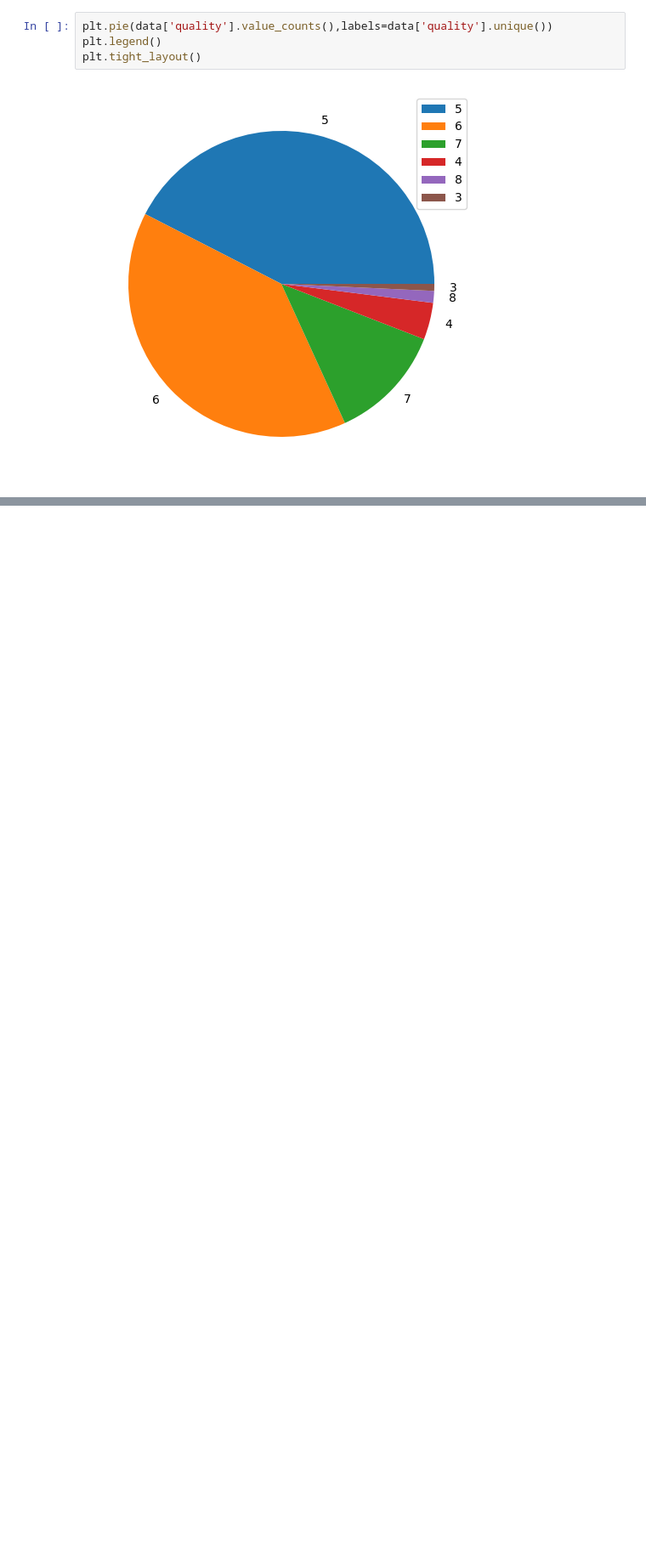
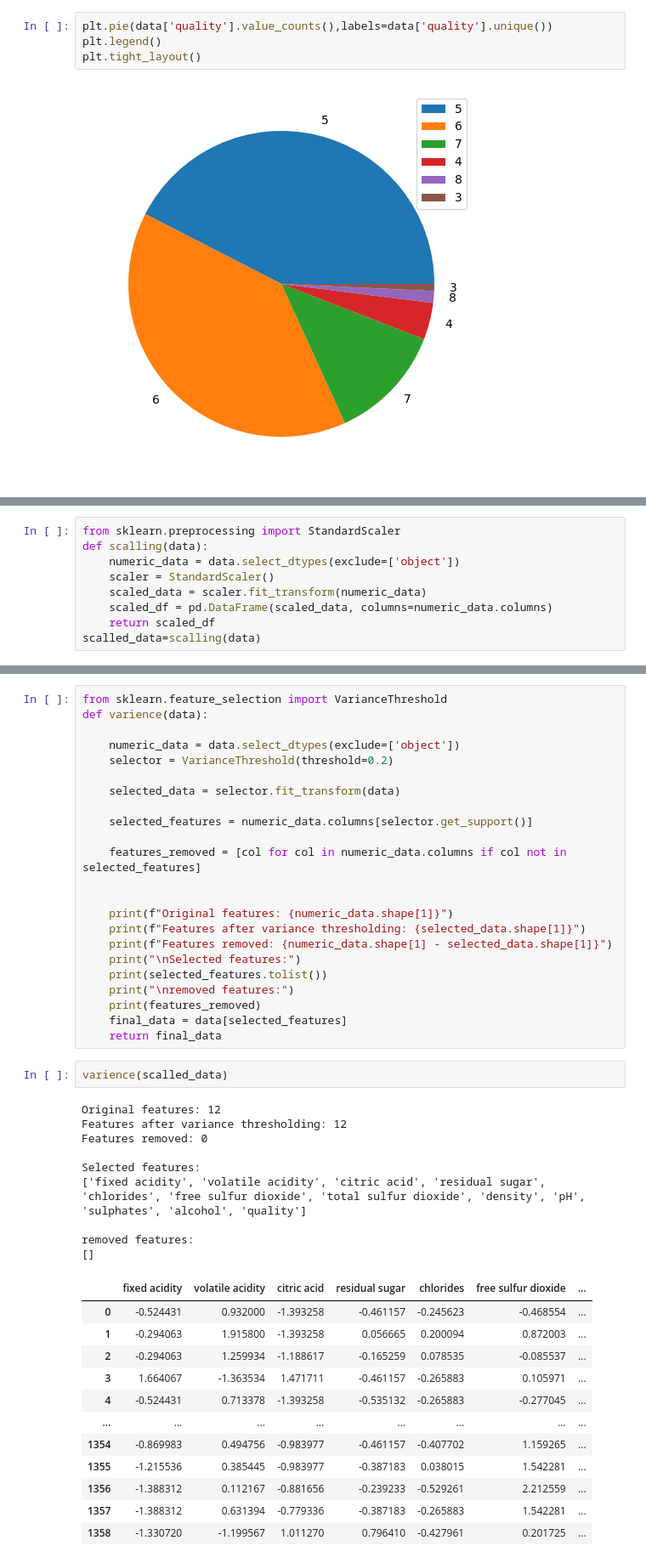
Before and after one commit to ineedhelpseriously/Machine-Learning, a Jupyter notebook: Skill of Python/skill.ipynb, the cells around one changed output, grey strips where cells are left out. Shown: that part at 85% size. Saved outputs shown, nothing was run; the diff lists cells and outputs as text; blank space fills up the shorter version.

```diff
--- a/Skill of Python/skill.ipynb
+++ b/Skill of Python/skill.ipynb
@@ -299,0 +303,9 @@ plt.tight_layout()
+# %%
+from sklearn.preprocessing import StandardScaler
+def scalling(data):
+    numeric_data = data.select_dtypes(exclude=['object'])
+    scaler = StandardScaler()
+    scaled_data = scaler.fit_transform(numeric_data)
+    scaled_df = pd.DataFrame(scaled_data, columns=numeric_data.columns)
+    return scaled_df
+scalled_data=scalling(data)
@@ -299,0 +315,47 @@ plt.tight_layout()
+# %%
+from sklearn.feature_selection import VarianceThreshold
+def varience(data):
+
+    numeric_data = data.select_dtypes(exclude=['object'])
+    selector = VarianceThreshold(threshold=0.2)
+
+    selected_data = selector.fit_transform(data)
+
+    selected_features = numeric_data.columns[selector.get_support()]
+
+    features_removed = [col for col in numeric_data.columns if col not in selected_features]
+
+
+    print(f"Original features: {numeric_data.shape[1]}")
+    print(f"Features after variance thresholding: {selected_data.shape[1]}")
+    print(f"Features removed: {numeric_data.shape[1] - selected_data.shape[1]}")
+    print("\nSelected features:")
+    print(selected_features.tolist())
+    print("\nremoved features:")
+    print(features_removed)
+    final_data = data[selected_features]
+    return final_data
+# %%
+varience(scalled_data)
+# %% [output]
+Original features: 12
+Features after variance thresholding: 12
+Features removed: 0
+
+Selected features:
+['fixed acidity', 'volatile acidity', 'citric acid', 'residual sugar', 'chlorides', 'free sulfur dioxide', 'total sulfur dioxide', 'density', 'pH', 'sulphates', 'alcohol', 'quality']
+
+removed features:
+[]
+|  | fixed acidity | volatile acidity | citric acid | residual sugar | chlorides | free sulfur dioxide | ... |
+| 0 | -0.524431 | 0.932000 | -1.393258 | -0.461157 | -0.245623 | -0.468554 | ... |
+| 1 | -0.294063 | 1.915800 | -1.393258 | 0.056665 | 0.200094 | 0.872003 | ... |
+| 2 | -0.294063 | 1.259934 | -1.188617 | -0.165259 | 0.078535 | -0.085537 | ... |
+| 3 | 1.664067 | -1.363534 | 1.471711 | -0.461157 | -0.265883 | 0.105971 | ... |
+| 4 | -0.524431 | 0.713378 | -1.393258 | -0.535132 | -0.265883 | -0.277045 | ... |
+| ... | ... | ... | ... | ... | ... | ... | ... |
+| 1354 | -0.869983 | 0.494756 | -0.983977 | -0.461157 | -0.407702 | 1.159265 | ... |
+| 1355 | -1.215536 | 0.385445 | -0.983977 | -0.387183 | 0.038015 | 1.542281 | ... |
+| 1356 | -1.388312 | 0.112167 | -0.881656 | -0.239233 | -0.529261 | 2.212559 | ... |
+| 1357 | -1.388312 | 0.631394 | -0.779336 | -0.387183 | -0.265883 | 1.542281 | ... |
+| 1358 | -1.330720 | -1.199567 | 1.011270 | 0.796410 | -0.427961 | 0.201725 | ... |
```
Also changed, not shown: parts of 15 cells of this notebook.
